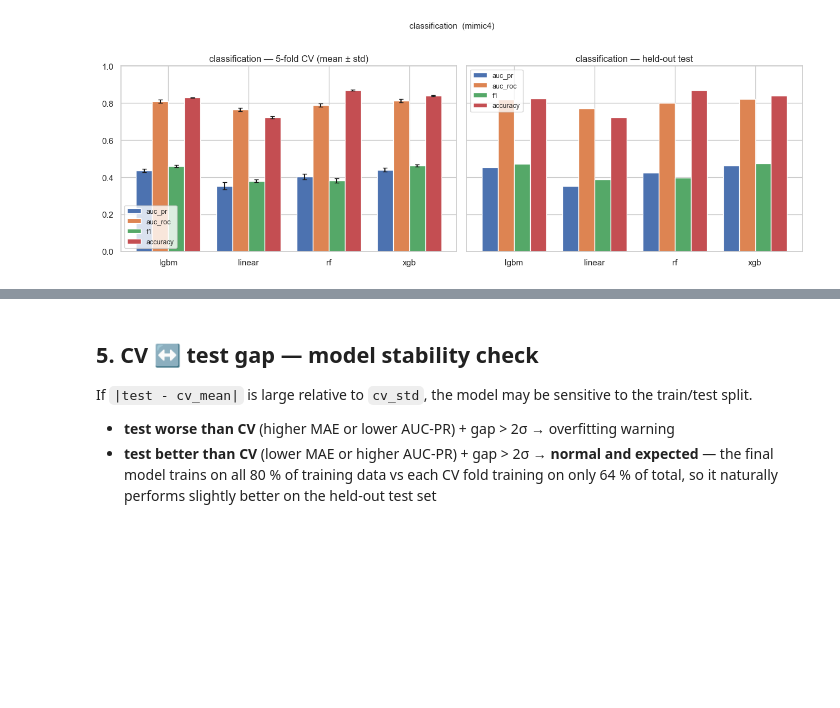
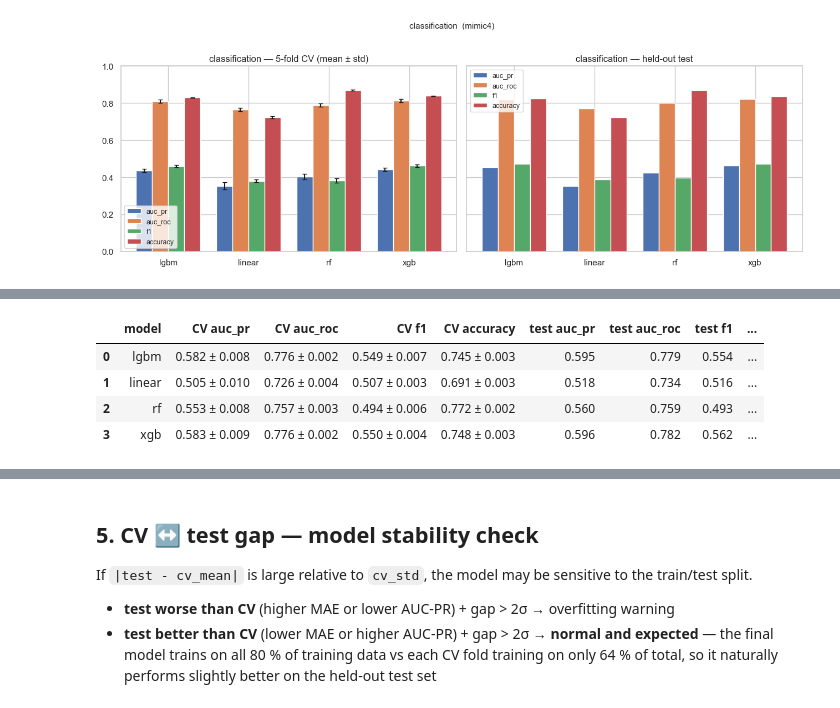
Before and after one commit to aliemir17/icu-length-of-stay-xai, a Jupyter notebook: notebooks/02_models.ipynb, the cells around one changed output, grey strips where cells are left out. Saved outputs shown, nothing was run; the diff lists cells and outputs as text; code cells hidden in the pictures; blank space fills up the shorter version.

```diff
--- a/notebooks/02_models.ipynb
+++ b/notebooks/02_models.ipynb
@@ -217,0 +229,8 @@ grouped_bars("classification", ["auc_pr", "auc_roc", "f1", "accuracy"], y_lim=(0
+# %%
+task_table("classification_mean", ["auc_pr", "auc_roc", "f1", "accuracy"])
+# %% [output]
+|  | model | CV auc_pr | CV auc_roc | CV f1 | CV accuracy | test auc_pr | test auc_roc | test f1 | ... |
+| 0 | lgbm | 0.582 ± 0.008 | 0.776 ± 0.002 | 0.549 ± 0.007 | 0.745 ± 0.003 | 0.595 | 0.779 | 0.554 | ... |
+| 1 | linear | 0.505 ± 0.010 | 0.726 ± 0.004 | 0.507 ± 0.003 | 0.691 ± 0.003 | 0.518 | 0.734 | 0.516 | ... |
+| 2 | rf | 0.553 ± 0.008 | 0.757 ± 0.003 | 0.494 ± 0.006 | 0.772 ± 0.002 | 0.560 | 0.759 | 0.493 | ... |
+| 3 | xgb | 0.583 ± 0.009 | 0.776 ± 0.002 | 0.550 ± 0.004 | 0.748 ± 0.003 | 0.596 | 0.782 | 0.562 | ... |
```
Also changed, not shown: parts of 10 cells of this notebook, 18 other files.
